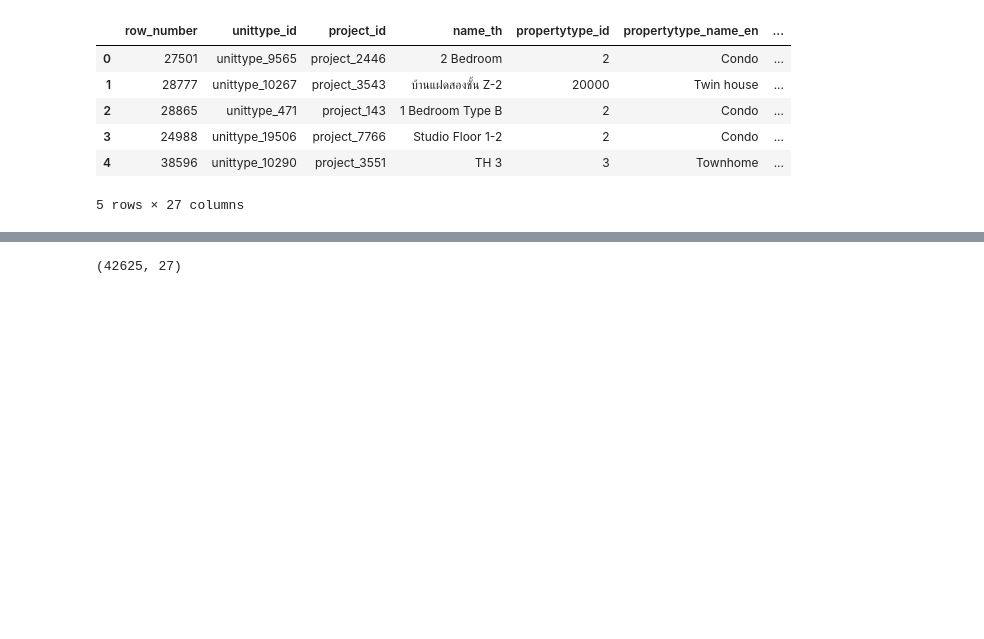
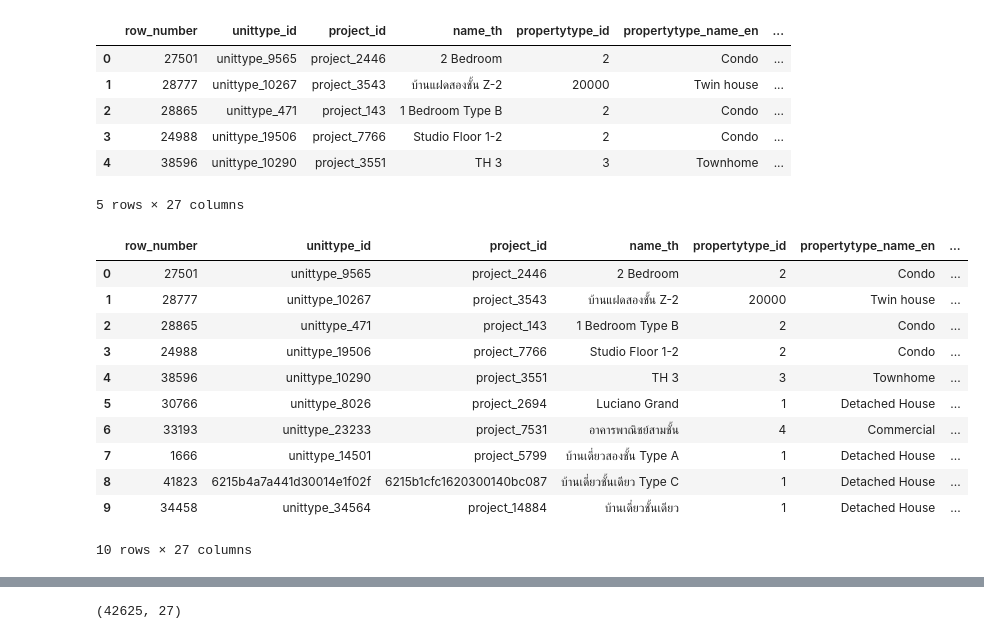
Before and after one commit to Supansapkb/BasicProg_DataViz65, a Jupyter notebook: Pandas_Dataframe.ipynb, the cells around one changed output, grey strips where cells are left out. Saved outputs shown, nothing was run; the diff lists cells and outputs as text; code cells hidden in the pictures; blank space fills up the shorter version.

```diff
--- a/Pandas_Dataframe.ipynb
+++ b/Pandas_Dataframe.ipynb
@@ -52,4 +41,19 @@ data1.head()
 | 3 | 24988 | unittype_19506 | project_7766 | Studio Floor 1-2 | 2 | Condo | ... |
 | 4 | 38596 | unittype_10290 | project_3551 | TH 3 | 3 | Townhome | ... |
 5 rows × 27 columns
+# %%
+data1.head(10)
+# %% [output]
+|  | row_number | unittype_id | project_id | name_th | propertytype_id | propertytype_name_en | ... |
+| 0 | 27501 | unittype_9565 | project_2446 | 2 Bedroom | 2 | Condo | ... |
+| 1 | 28777 | unittype_10267 | project_3543 | บ้านแฝดสองชั้น Z-2 | 20000 | Twin house | ... |
+| 2 | 28865 | unittype_471 | project_143 | 1 Bedroom Type B | 2 | Condo | ... |
+| 3 | 24988 | unittype_19506 | project_7766 | Studio Floor 1-2 | 2 | Condo | ... |
+| 4 | 38596 | unittype_10290 | project_3551 | TH 3 | 3 | Townhome | ... |
+| 5 | 30766 | unittype_8026 | project_2694 | Luciano Grand | 1 | Detached House | ... |
+| 6 | 33193 | unittype_23233 | project_7531 | อาคารพาณิชย์สามชั้น | 4 | Commercial | ... |
+| 7 | 1666 | unittype_14501 | project_5799 | บ้านเดี่ยวสองชั้น Type A | 1 | Detached House | ... |
+| 8 | 41823 | 6215b4a7a441d30014e1f02f | 6215b1cfc1620300140bc087 | บ้านเดี่ยวชั้นเดียว Type C | 1 | Detached House | ... |
+| 9 | 34458 | unittype_34564 | project_14884 | บ้านเดี่ยวชั้นเดียว | 1 | Detached House | ... |
+10 rows × 27 columns
 # %%
```
Also changed, not shown: parts of 38 cells of this notebook.
